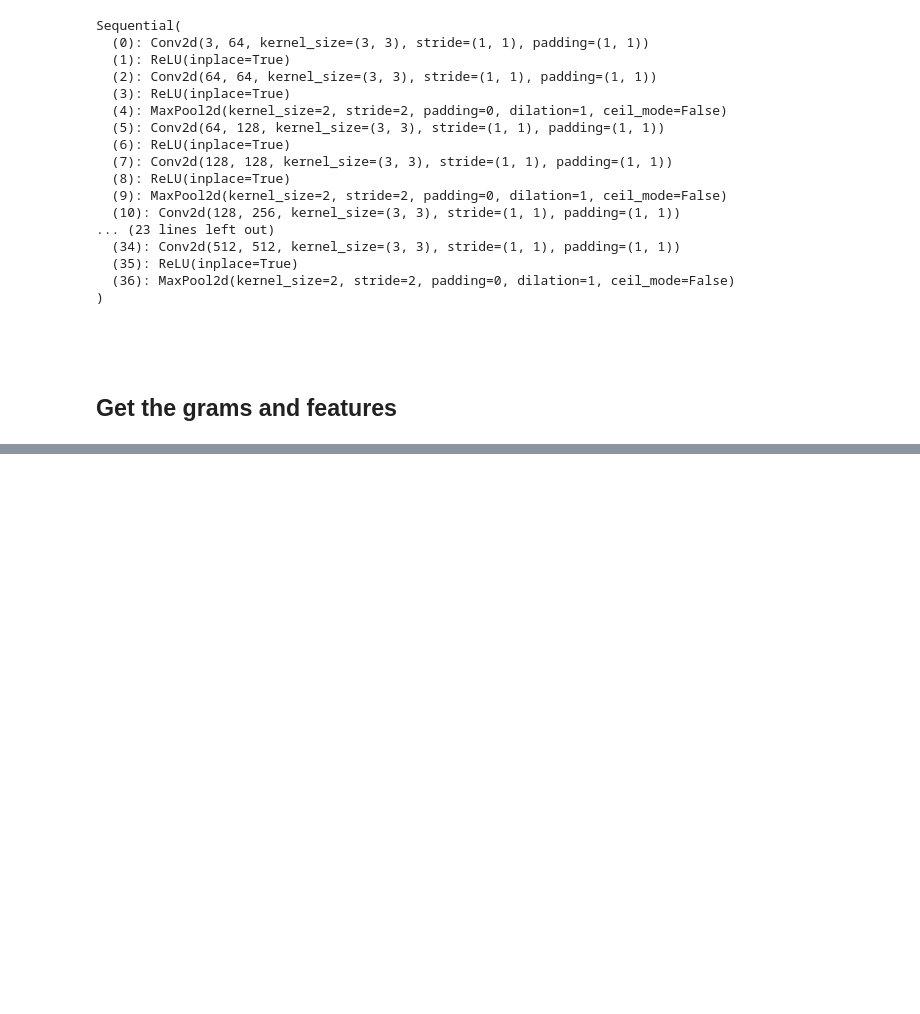
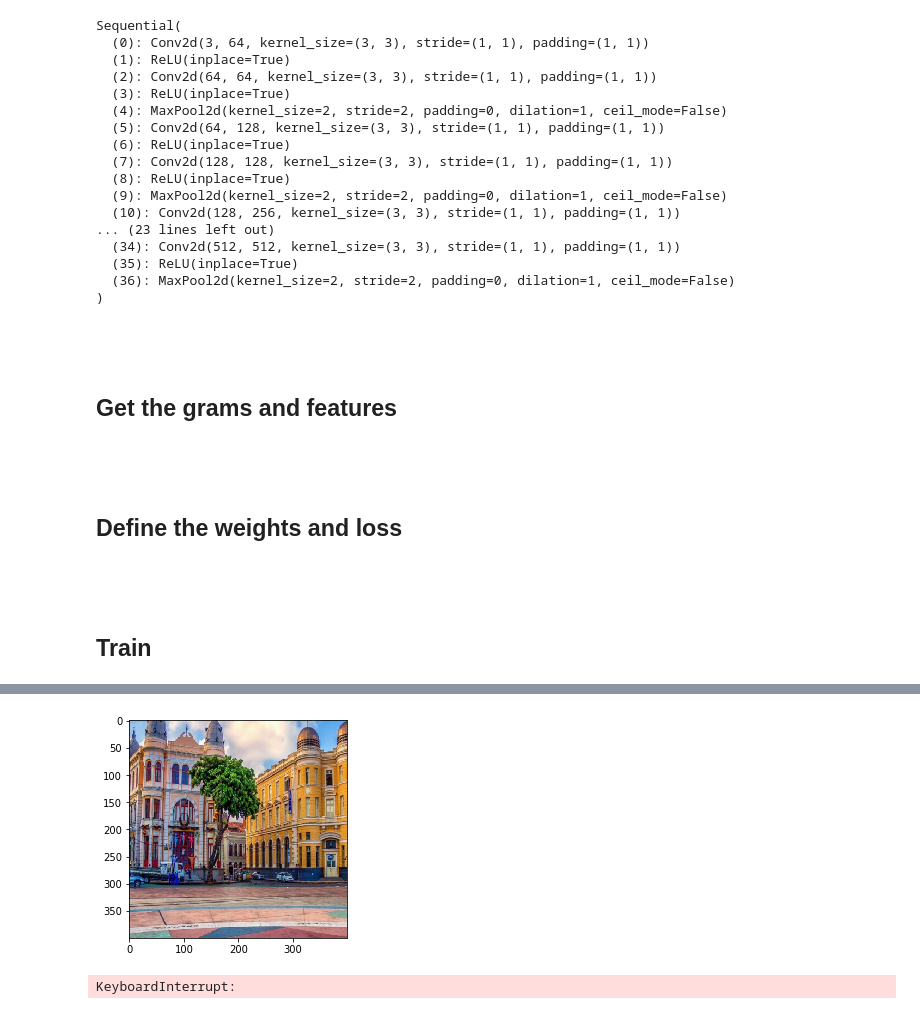
Before and after one commit to alaurentinoofficial/style-transfer, a Jupyter notebook: Model.ipynb, the cells around one changed output, grey strips where cells are left out. Cells and saved outputs as stored; diff of their text form; code cells hidden in the pictures; blank space fills up the shorter version.

Commit message:
Create a train task but without train locale

```diff
--- a/Model.ipynb
+++ b/Model.ipynb
@@ -128,7 +136,8 @@ def extract_features(image, model, layers=None):
             '5': 'Conv_2_1',
             '10': 'Conv_3_1',
             '19': 'Conv_4_1',
-            '21': 'Conv_4_2'
+            '21': 'Conv_4_2',
+            '28': 'Conv_5_1'
         }
 
 
@@ -156,3 +165,56 @@ style_grams = {layer: gram_matrix(style_features[layer]) for layer in style_feat
 
 # Create the target image from copy the content
 target = content.clone().requires_grad_(True).to(device)
+# %% [markdown]
+<br/>
+<br/>
+
+## Define the weights and loss
+# %%
+weights = {
+    'Conv_1_1': 1.0,
+    'Conv_2_1': 0.8,
+    'Conv_3_1': 0.6,
+    'Conv_4_1': 0.4,
+    'Conv_4_2': 0.2,
+    'Conv_5_1': 0.1
+}
+
+content_weight = 1
+style_weight = 1e2
+# %% [markdown]
+<br/>
+<br/>
+
+## Train
+# %%
+epochs = 2000
+optmizer = torch.optim.Adagrad(vgg.parameters(), lr=0.01)
+
+for e in range(epochs):
+
+    style_loss = 0
+
+    target_features = extract_features(target, vgg)
+    target_grams = {layer: gram_matrix(target_features[layer]) for layer in target_features}
+
+    content_loss = torch.mean( ( style_features['Conv_4_2'] - content_features['Conv_4_2'] ) ** 2 )
+
+    for layer in weights:
+        _, d, h, w = target_features[layer].shape
+
+        layer_style_loss = weights[ layer ] * torch.mean( ( target_grams[layer] - style_grams[layer] ) ** 2 )
+
+        style_loss += layer_style_loss / (d * h * w)
+
+    total_loss = content_weight * content_loss + style_weight * style_loss
+
+    optmizer.zero_grad()
+    total_loss.backward()
+    optmizer.step()
+
+    if  e % 500 == 0:
+        print('Total loss: ', total_loss.item())
+        plt.imshow(convert_tensor_to_img(target))
+        plt.show()
+# %% [output]
@@ -158,0 +222,2 @@ target = content.clone().requires_grad_(True).to(device)
+[figure, added]
+KeyboardInterrupt:
```
Also changed, not shown: parts of 4 cells of this notebook.
